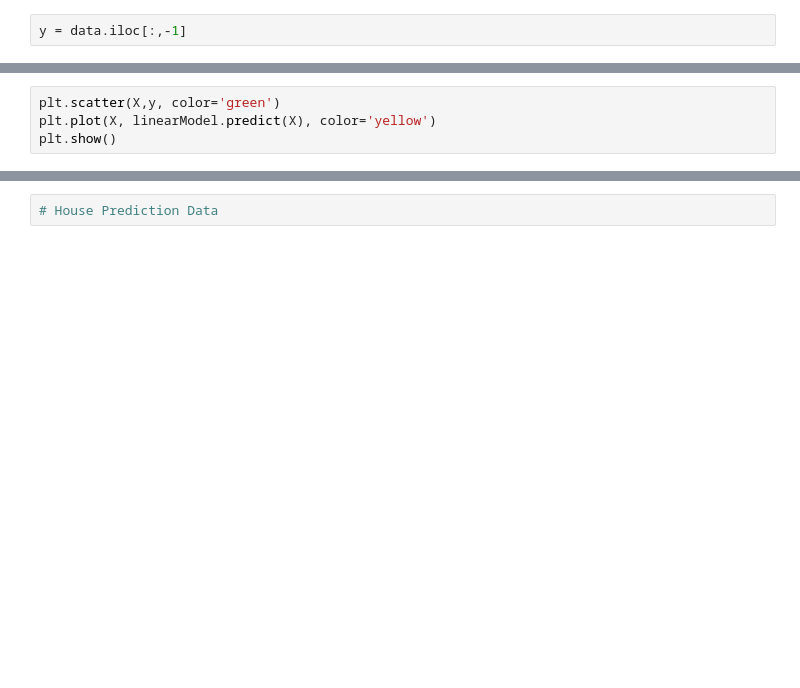
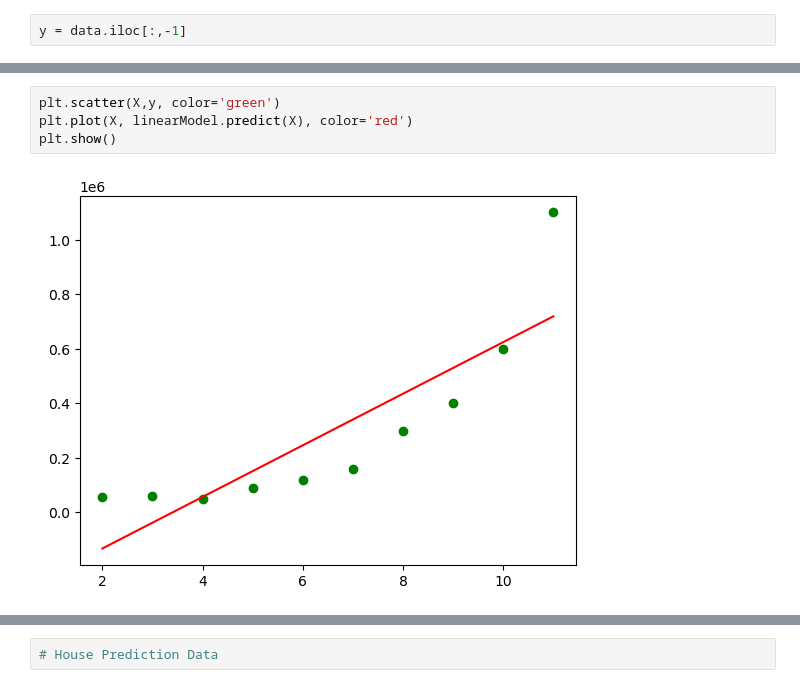
Before and after one commit to proarcherdemo/PythonTraining, a Jupyter notebook: 15. machine_learning/Polynomial Regression/Untitled.ipynb, the cells around one changed output, grey strips where cells are left out. Saved outputs shown, nothing was run; the diff lists cells and outputs as text; blank space fills up the shorter version.

```diff
--- a/15. machine_learning/Polynomial Regression/Untitled.ipynb
+++ b/15. machine_learning/Polynomial Regression/Untitled.ipynb
@@ -24,7 +41,9 @@ linearModel.fit(X, y)
 # %%
 plt.scatter(X,y, color='green')
-plt.plot(X, linearModel.predict(X), color='yellow')
+plt.plot(X, linearModel.predict(X), color='red')
 plt.show()
+# %% [output]
+[figure, added]
 # %%
 ptransformed = PolynomialFeatures(degree=7)
 xpoly=ptransformed.fit_transform(X)
```
Also changed, not shown: parts of 7 cells of this notebook, 4 other files.
